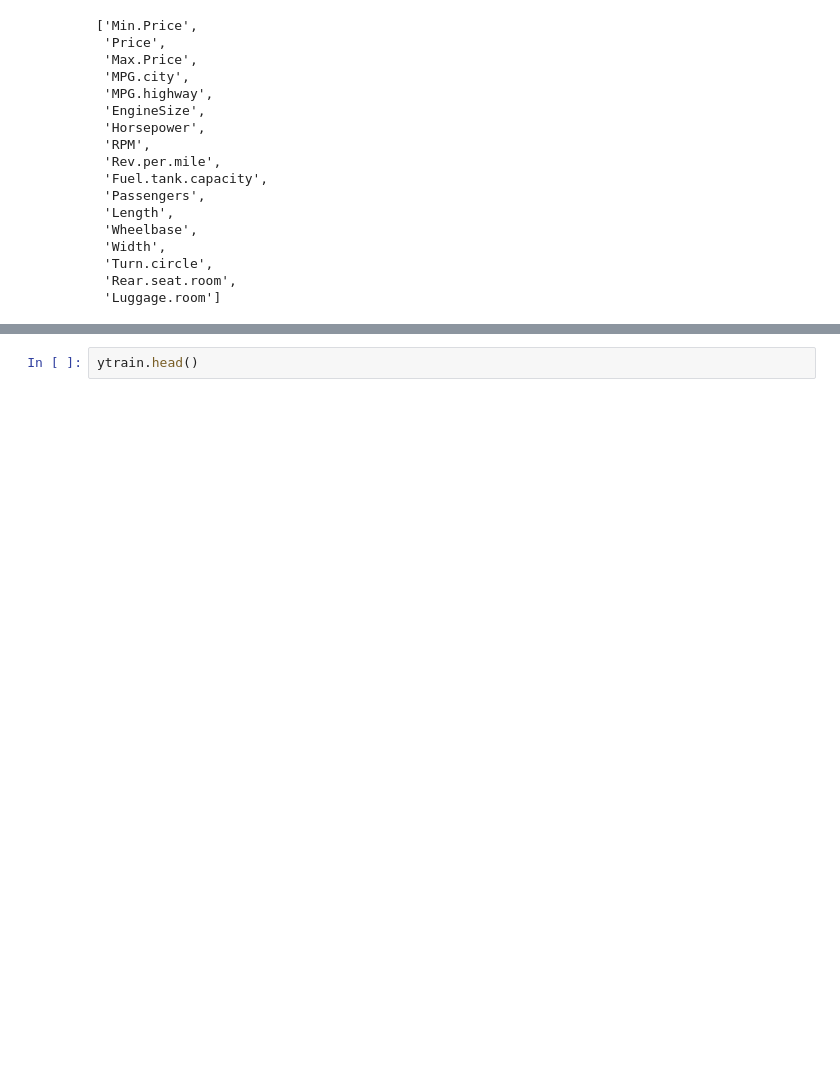
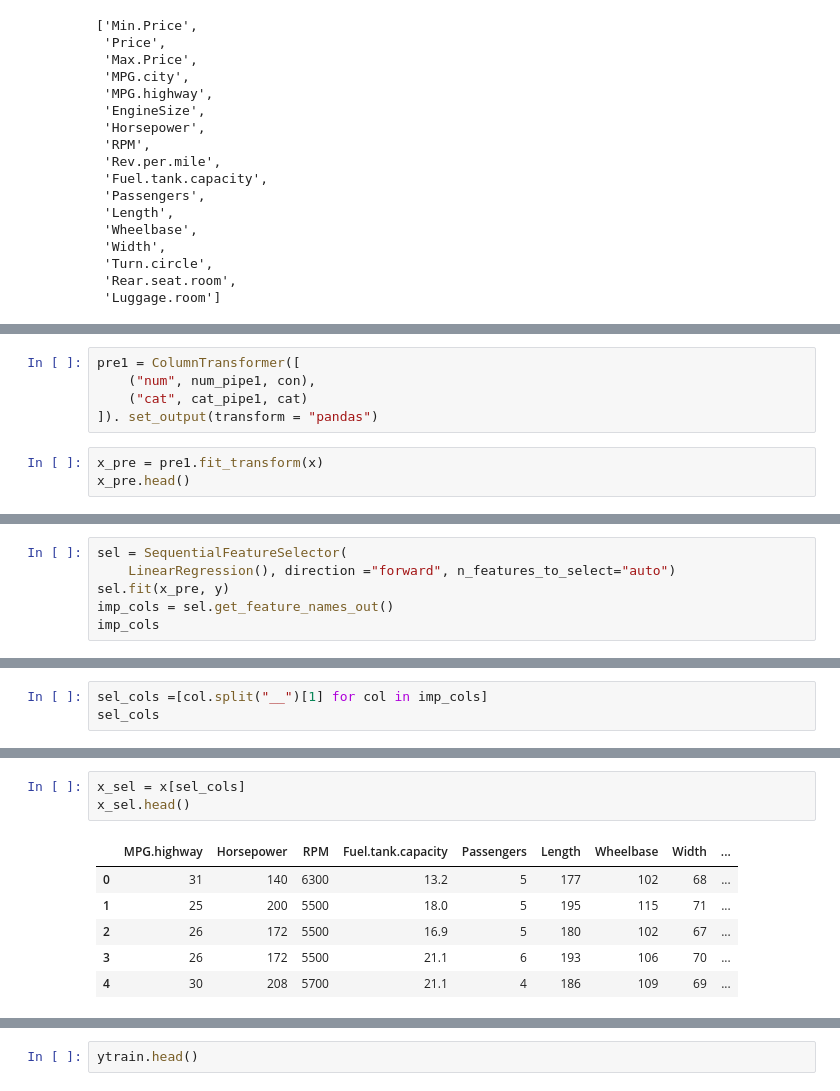
Before and after one commit to pratikshaa12/ML-weekend, a Jupyter notebook: 5. Feature selection/ForwSel.ipynb, the cells around one changed output, grey strips where cells are left out. Drawn from its saved outputs; the diff is of its cells as text; blank space fills up the shorter version.

```diff
--- a/Automated preprocessing/pipe.ipynb
+++ b/5. Feature selection/ForwSel.ipynb
@@ -228,0 +158,8 @@ xtrain,xtest,ytrain,ytest = train_test_split(
+# %%
+pre1 = ColumnTransformer([
+    ("num", num_pipe1, con),
+    ("cat", cat_pipe1, cat)
+]). set_output(transform = "pandas")
+# %%
+x_pre = pre1.fit_transform(x)
+x_pre.head()
@@ -228,0 +221,6 @@ xtrain,xtest,ytrain,ytest = train_test_split(
+# %%
+sel = SequentialFeatureSelector(
+    LinearRegression(), direction ="forward", n_features_to_select="auto")
+sel.fit(x_pre, y)
+imp_cols = sel.get_feature_names_out()
+imp_cols
@@ -228,0 +249,3 @@ xtrain,xtest,ytrain,ytest = train_test_split(
+# %%
+sel_cols =[col.split("__")[1] for col in imp_cols]
+sel_cols
@@ -228,0 +266,10 @@ xtrain,xtest,ytrain,ytest = train_test_split(
+# %%
+x_sel = x[sel_cols]
+x_sel.head()
+# %% [output]
+|  | MPG.highway | Horsepower | RPM | Fuel.tank.capacity | Passengers | Length | Wheelbase | Width | ... |
+| 0 | 31 | 140 | 6300 | 13.2 | 5 | 177 | 102 | 68 | ... |
+| 1 | 25 | 200 | 5500 | 18.0 | 5 | 195 | 115 | 71 | ... |
+| 2 | 26 | 172 | 5500 | 16.9 | 5 | 180 | 102 | 67 | ... |
+| 3 | 26 | 172 | 5500 | 21.1 | 6 | 193 | 106 | 70 | ... |
+| 4 | 30 | 208 | 5700 | 21.1 | 4 | 186 | 109 | 69 | ... |
```
Also changed, not shown: parts of 81 cells of this notebook, 20 other files.
